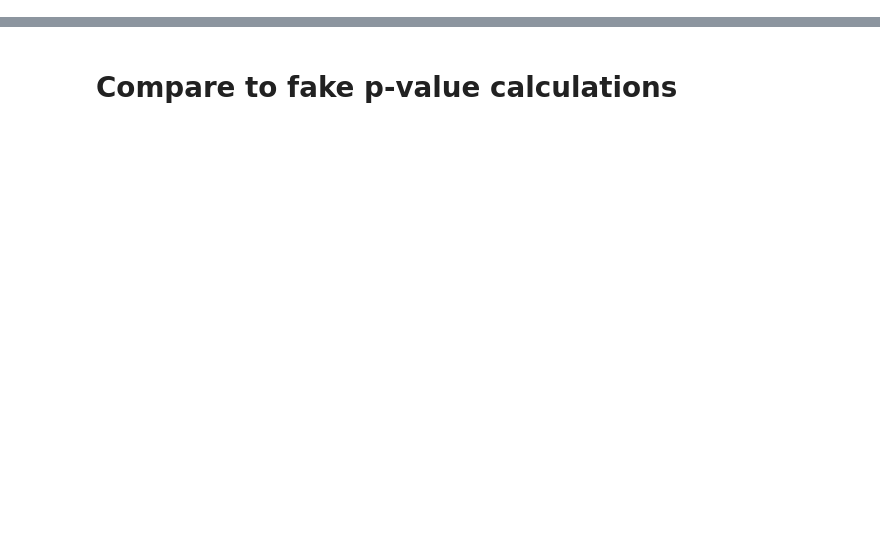
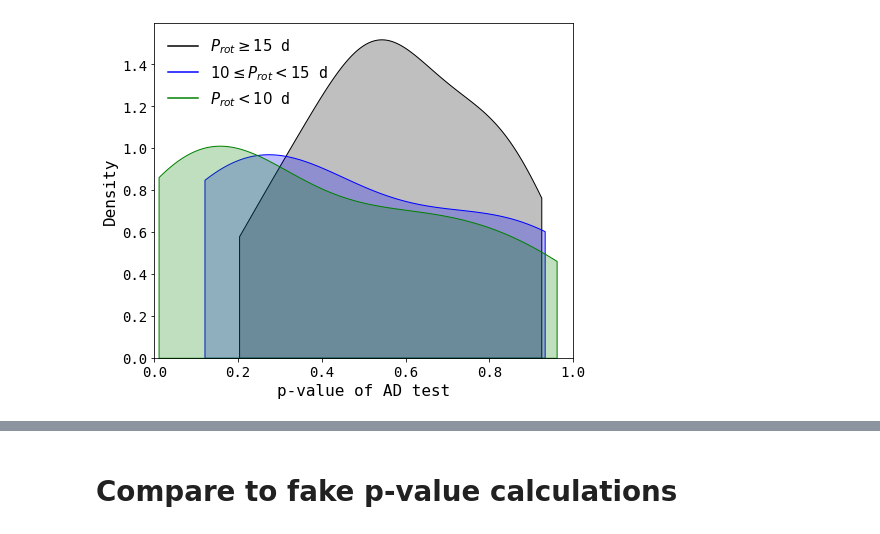
Before and after one commit to ekaterinailin/flaring-spi, a Jupyter notebook: notebooks/_07_stars_vs_adtests.ipynb, the cells around one changed output, grey strips where cells are left out. Cells and saved outputs as stored; diff of their text form; code cells hidden in the pictures; blank space fills up the shorter version.

```diff
--- a/notebooks/_07_stars_vs_adtests.ipynb
+++ b/notebooks/_07_stars_vs_adtests.ipynb
@@ -101,0 +236,38 @@ TIC 67646988
+# %%
+# define legend elements
+legend = [Line2D([0], [0], marker='', color='black',
+          markerfacecolor='black', markersize=10),
+         Line2D([0], [0], marker='', color='blue',
+          markerfacecolor='blue', markersize=10),
+          Line2D([0], [0], marker='', color='green',
+          markerfacecolor='green', markersize=10), ]
+
+# define legend labels
+labels = [r"$P_{rot} \geq 15$ d",
+          r"$10 \leq P_{rot} < 15$ d",
+          r"$P_{rot} < 10$ d",]
+
+# set up figure
+fig, ax = plt.subplots(figsize=(7,5.5))
+bins = np.logspace(-2.1,0,10)
+for color, group in mean_std.groupby("color"):
+    if color != "lightgrey":
+        # plt.hist(group["mean"], linewidth=4,
+        #       color=color, bins=bins, alpha=0.5, label=color)
+        sns.kdeplot(data=group, x="mean", fill=True,color=color, cut=0)
+
+
+# plt.xscale("log")
+# plt.yscale("log")
+plt.xlim(0,1)
+# plt.ylim(minper, maxper)
+#plt.xlabel("semi-major axis [AU]")
+plt.xlabel("p-value of AD test")
+
+# legeng
+plt.legend(legend,labels,loc=2, fontsize=15)
+
+# save figure
+plt.savefig("../results/plots/2022_11_22_adtests_kde_vs_rotation.png", dpi=300)
+# %% [output]
+[figure, added]
```
Also changed, not shown: parts of 10 cells of this notebook, 1 other file.
